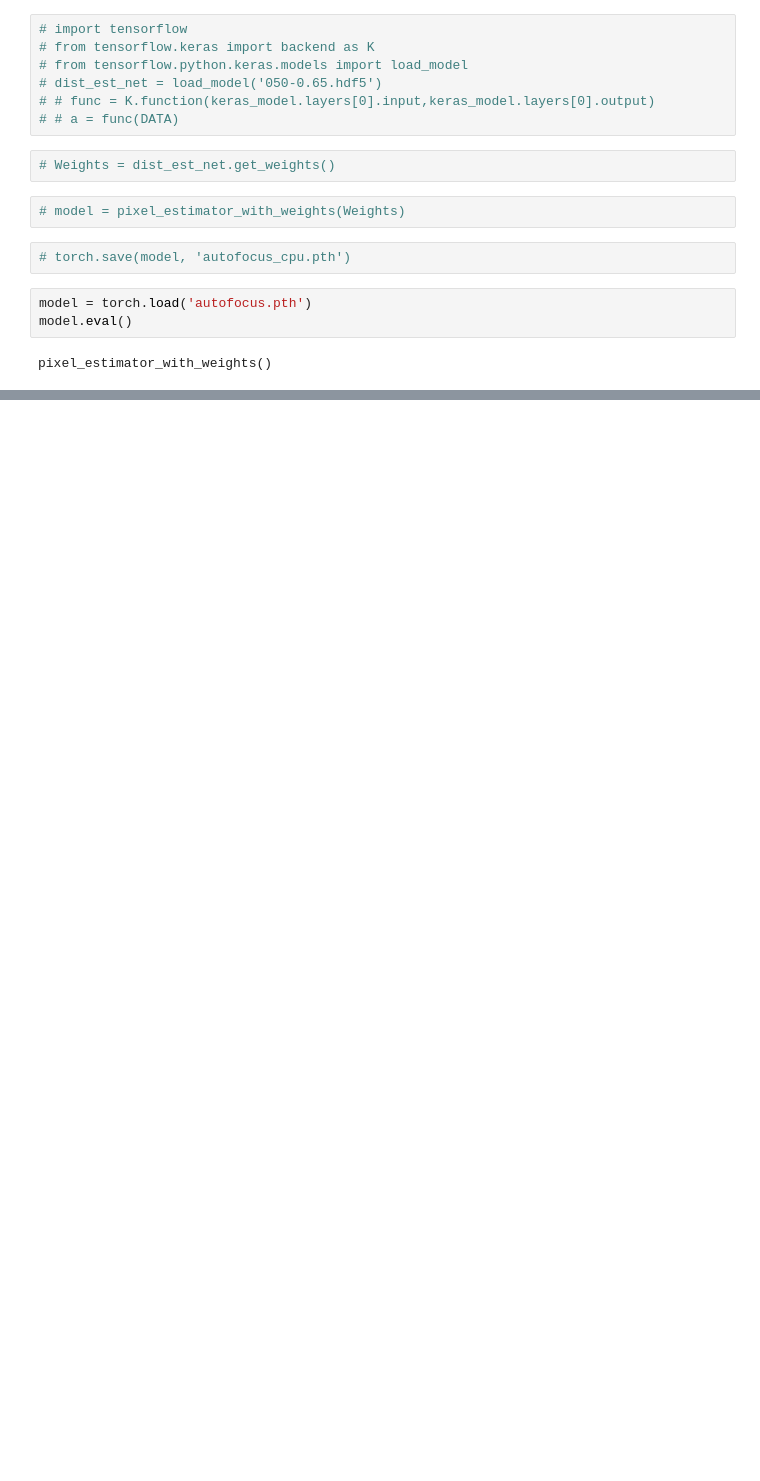
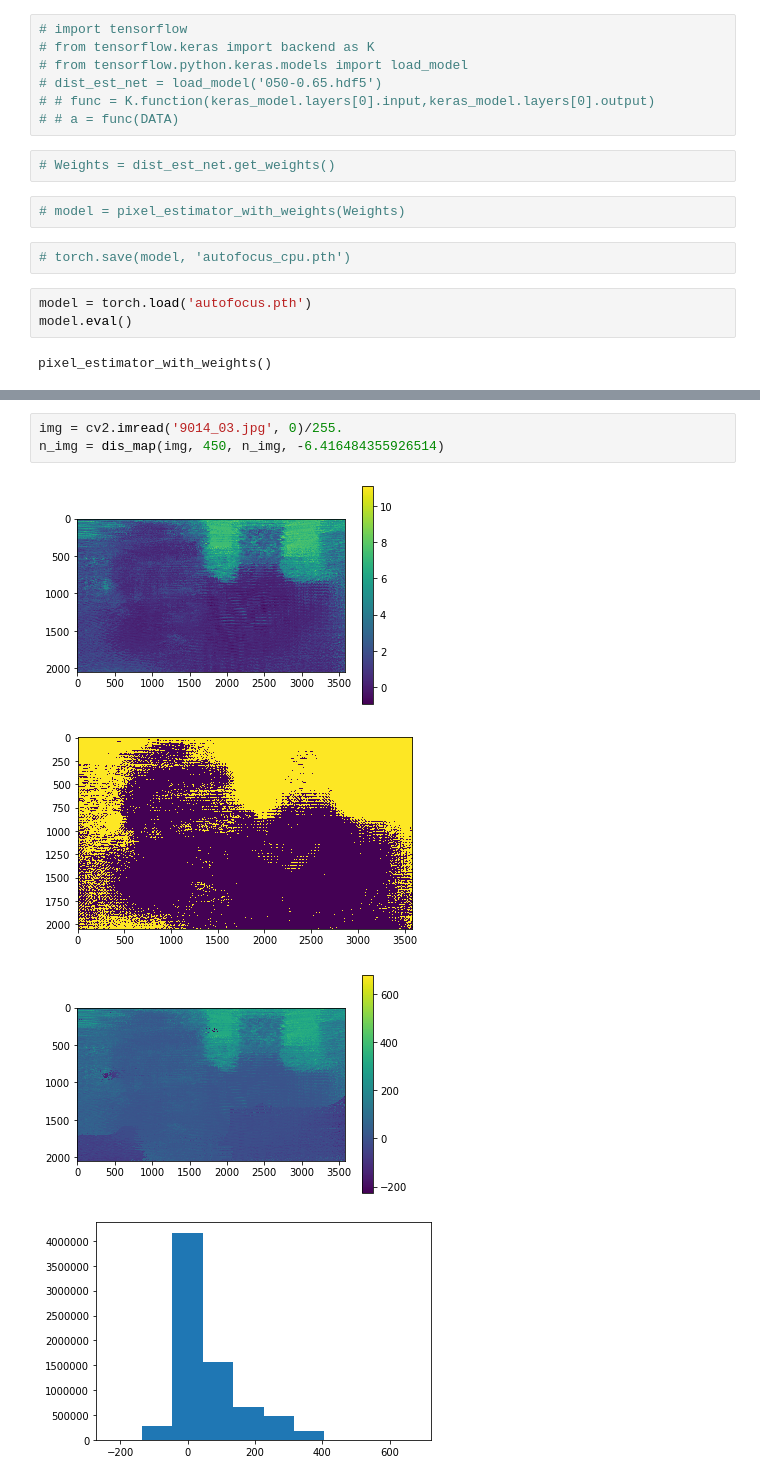
Before and after one commit to cianhwang/autofocus-stacking, a Jupyter notebook: autofocus-tf2torch.ipynb, the cells around one changed output, grey strips where cells are left out. Saved outputs shown, nothing was run; the diff lists cells and outputs as text; blank space fills up the shorter version.

```diff
--- a/autofocus-tf2torch.ipynb
+++ b/autofocus-tf2torch.ipynb
@@ -78,0 +163,8 @@ torch.Size([1, 1, 513, 513])
+# %%
+img = cv2.imread('9014_03.jpg', 0)/255.
+n_img = dis_map(img, 450, n_img, -6.416484355926514)
+# %% [output]
+[figure, added]
+[figure, added]
+[figure, added]
+[figure, added]
```
Also changed, not shown: parts of 7 cells of this notebook.
